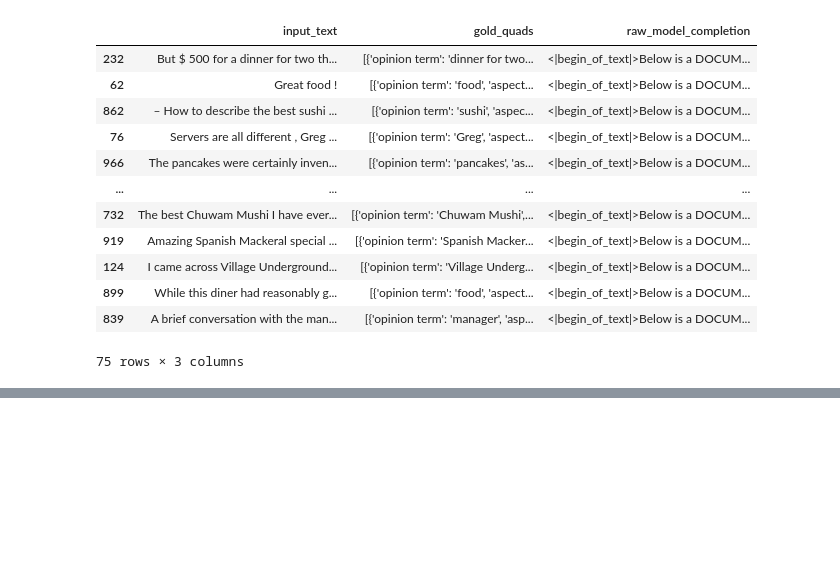
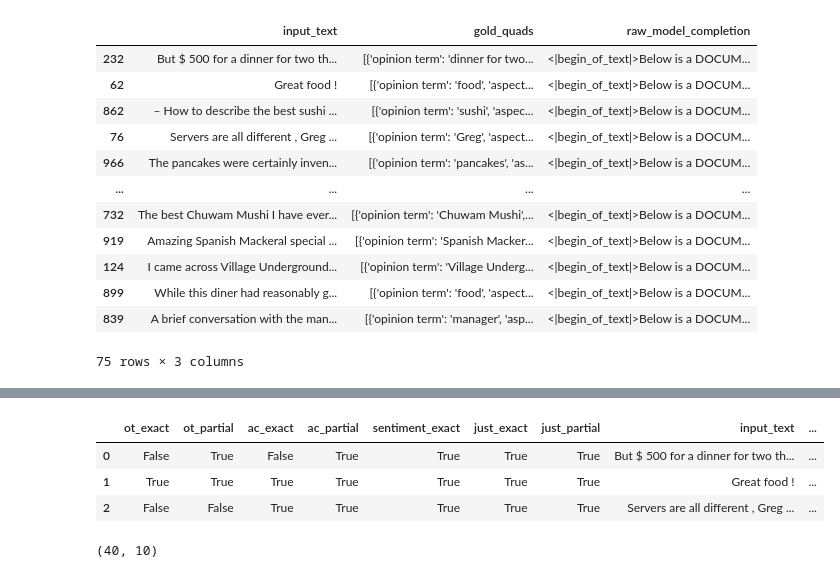
Before and after one commit to benjaminzwhite/kaggle-notebooks, a Jupyter notebook: absa-test-load-finetuned-llama3-1-8b.ipynb, the cells around one changed output, grey strips where cells are left out. Saved outputs shown, nothing was run; the diff lists cells and outputs as text; code cells hidden in the pictures; blank space fills up the shorter version.

```diff
--- a/absa-test-load-finetuned-llama3-1-8b.ipynb
+++ b/absa-test-load-finetuned-llama3-1-8b.ipynb
@@ -305,0 +445,13 @@ df_sample
+# %%
+df_single_quad_eval = pd.DataFrame(single_quads_sample_eval)
+
+df_single_quad_eval.head(3)
+# %% [output]
+|  | ot_exact | ot_partial | ac_exact | ac_partial | sentiment_exact | just_exact | just_partial | input_text | ... |
+| 0 | False | True | False | True | True | True | True | But $ 500 for a dinner for two th... | ... |
+| 1 | True | True | True | True | True | True | True | Great food ! | ... |
+| 2 | False | False | True | True | True | True | True | Servers are all different , Greg ... | ... |
+# %%
+df_single_quad_eval.shape
+# %% [output]
+(40, 10)
```
Also changed, not shown: parts of 12 cells of this notebook.
